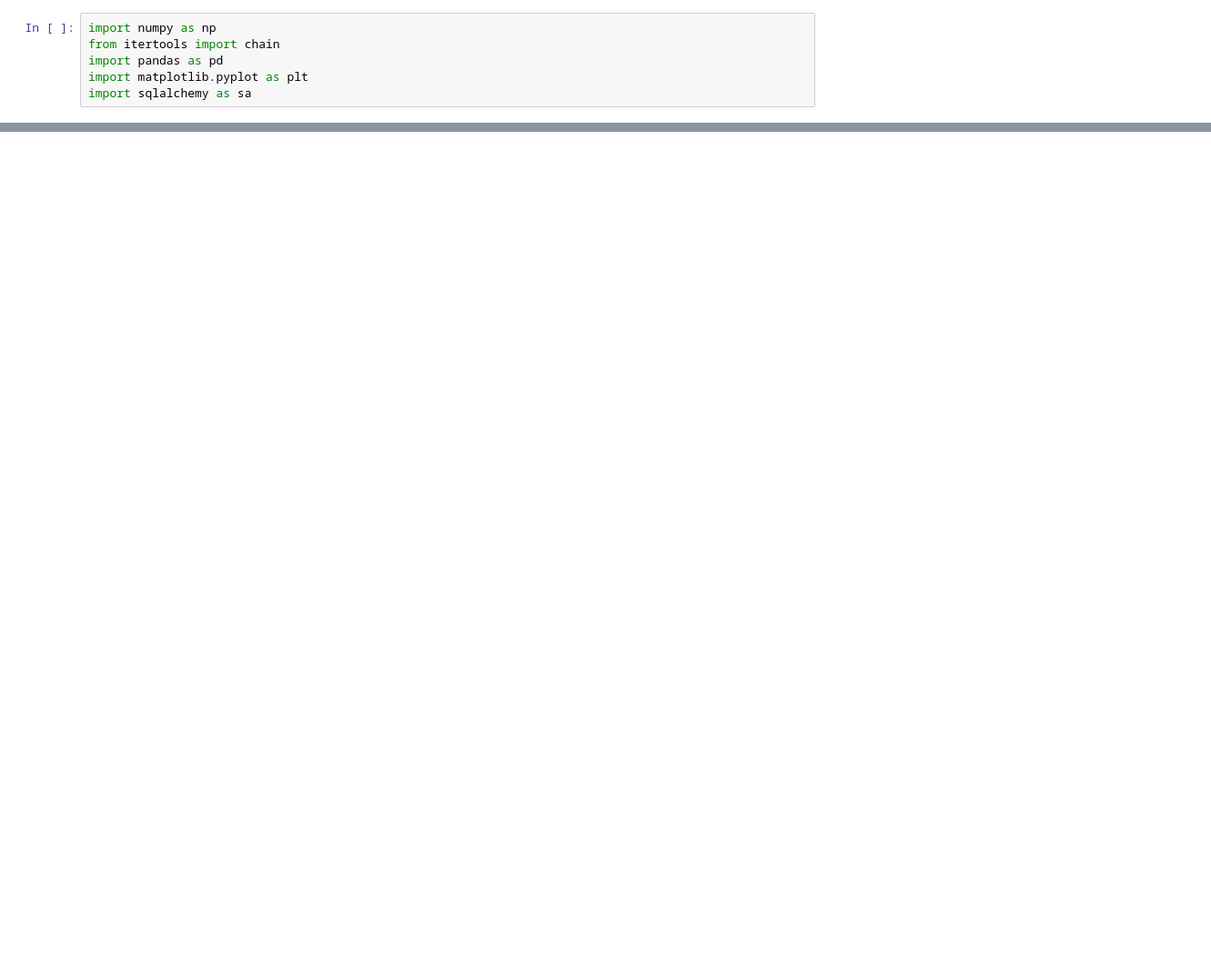
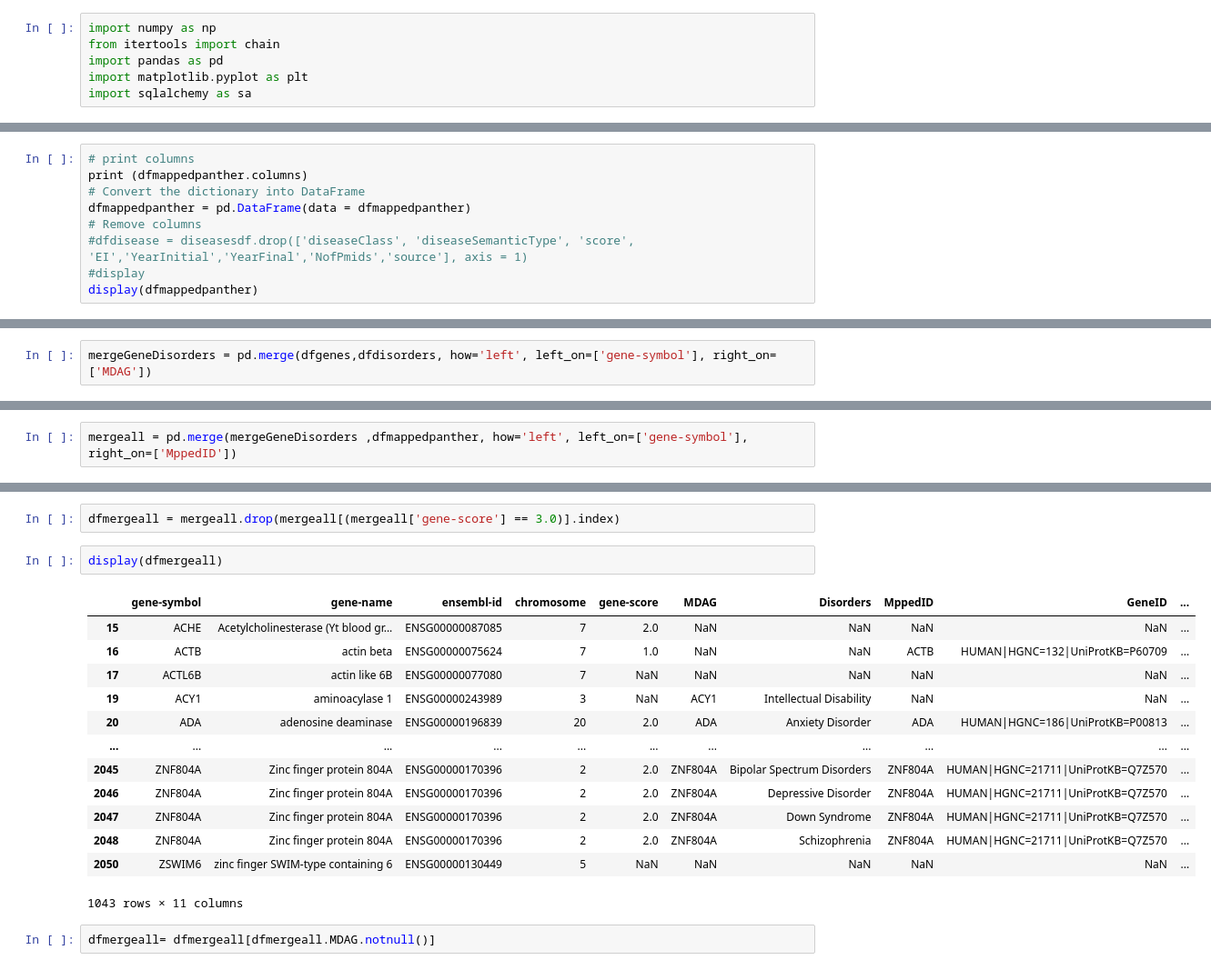
Before and after one commit to Bluestars1/BMI520-Autism-Genes, a Jupyter notebook: Autism.ipynb, the cells around one changed output, grey strips where cells are left out. Shown: that part at 91% size. Cells and saved outputs as stored; diff of their text form; blank space fills up the shorter version.

```diff
--- a/Autism.ipynb
+++ b/Autism.ipynb
@@ -222,0 +134,9 @@ print(df2.loc[df2['gene-score'] == 1.0])
+# %%
+# print columns
+print (dfmappedpanther.columns)
+# Convert the dictionary into DataFrame
+dfmappedpanther = pd.DataFrame(data = dfmappedpanther)
+# Remove columns
+#dfdisease = diseasesdf.drop(['diseaseClass', 'diseaseSemanticType', 'score', 'EI','YearInitial','YearFinal','NofPmids','source'], axis = 1)
+#display
+display(dfmappedpanther)
@@ -222,0 +158,2 @@ print(df2.loc[df2['gene-score'] == 1.0])
+# %%
+mergeGeneDisorders = pd.merge(dfgenes,dfdisorders, how='left', left_on=['gene-symbol'], right_on=['MDAG'])
@@ -222,0 +177,2 @@ print(df2.loc[df2['gene-score'] == 1.0])
+# %%
+mergeall = pd.merge(mergeGeneDisorders ,dfmappedpanther, how='left', left_on=['gene-symbol'], right_on=['MppedID'])
@@ -222,0 +216,20 @@ print(df2.loc[df2['gene-score'] == 1.0])
+# %%
+dfmergeall = mergeall.drop(mergeall[(mergeall['gene-score'] == 3.0)].index)
+# %%
+display(dfmergeall)
+# %% [output]
+|  | gene-symbol | gene-name | ensembl-id | chromosome | gene-score | MDAG | Disorders | MppedID | GeneID | ... |
+| 15 | ACHE | Acetylcholinesterase (Yt blood gr... | ENSG00000087085 | 7 | 2.0 | NaN | NaN | NaN | NaN | ... |
+| 16 | ACTB | actin beta | ENSG00000075624 | 7 | 1.0 | NaN | NaN | ACTB | HUMAN|HGNC=132|UniProtKB=P60709 | ... |
+| 17 | ACTL6B | actin like 6B | ENSG00000077080 | 7 | NaN | NaN | NaN | NaN | NaN | ... |
+| 19 | ACY1 | aminoacylase 1 | ENSG00000243989 | 3 | NaN | ACY1 | Intellectual Disability | NaN | NaN | ... |
+| 20 | ADA | adenosine deaminase | ENSG00000196839 | 20 | 2.0 | ADA | Anxiety Disorder | ADA | HUMAN|HGNC=186|UniProtKB=P00813 | ... |
+| ... | ... | ... | ... | ... | ... | ... | ... | ... | ... | ... |
+| 2045 | ZNF804A | Zinc finger protein 804A | ENSG00000170396 | 2 | 2.0 | ZNF804A | Bipolar Spectrum Disorders | ZNF804A | HUMAN|HGNC=21711|UniProtKB=Q7Z570 | ... |
+| 2046 | ZNF804A | Zinc finger protein 804A | ENSG00000170396 | 2 | 2.0 | ZNF804A | Depressive Disorder | ZNF804A | HUMAN|HGNC=21711|UniProtKB=Q7Z570 | ... |
+| 2047 | ZNF804A | Zinc finger protein 804A | ENSG00000170396 | 2 | 2.0 | ZNF804A | Down Syndrome | ZNF804A | HUMAN|HGNC=21711|UniProtKB=Q7Z570 | ... |
+| 2048 | ZNF804A | Zinc finger protein 804A | ENSG00000170396 | 2 | 2.0 | ZNF804A | Schizophrenia | ZNF804A | HUMAN|HGNC=21711|UniProtKB=Q7Z570 | ... |
+| 2050 | ZSWIM6 | zinc finger SWIM-type containing 6 | ENSG00000130449 | 5 | NaN | NaN | NaN | NaN | NaN | ... |
+1043 rows × 11 columns
+# %%
+dfmergeall= dfmergeall[dfmergeall.MDAG.notnull()]
```
Also changed, not shown: parts of 31 cells of this notebook.
